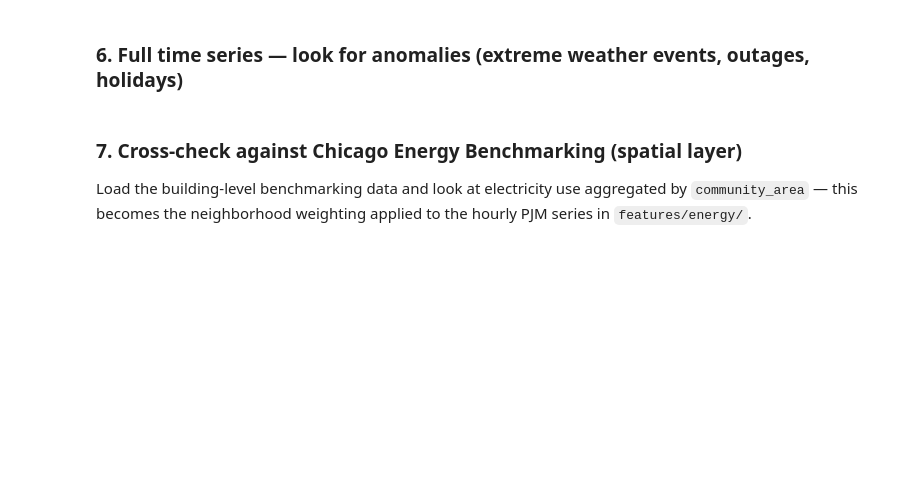
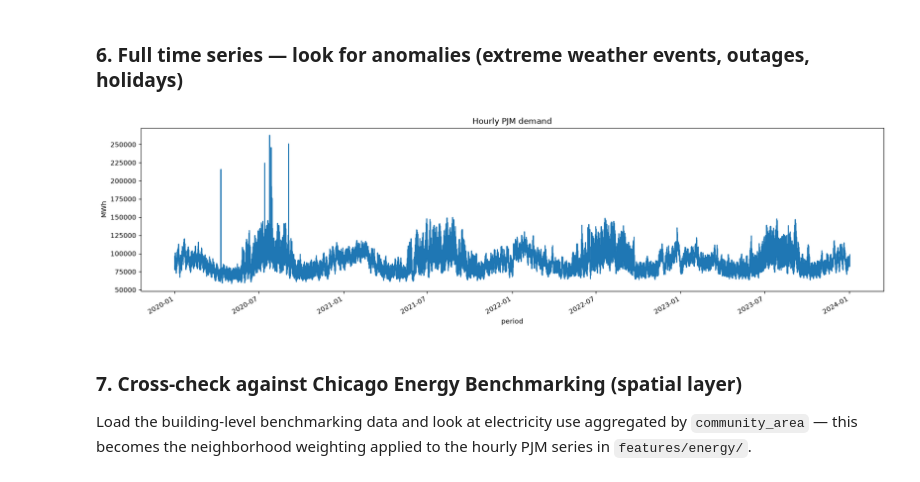
Before and after one commit to benlainson/urban-metrics-forecasting, a Jupyter notebook: notebooks/02_eda_energy.ipynb, the cells around one changed output. Saved outputs shown, nothing was run; the diff lists cells and outputs as text; code cells hidden in the pictures; blank space fills up the shorter version.

```diff
--- a/notebooks/02_eda_energy.ipynb
+++ b/notebooks/02_eda_energy.ipynb
@@ -45,9 +87,11 @@ plt.show()
 # %% [markdown]
 ### 6. Full time series — look for anomalies (extreme weather events, outages, holidays)
 # %%
-df.set_index("period")["value"].plot(figsize=(20, 5), title="Hourly PJM demand")
+df_clean.set_index("period")["value"].plot(figsize=(20, 5), title="Hourly PJM demand")
 plt.ylabel("MWh")
 plt.show()
+# %% [output]
+[figure, added]
 # %% [markdown]
 ### 7. Cross-check against Chicago Energy Benchmarking (spatial layer)
 
```
Also changed, not shown: parts of 9 cells of this notebook.
